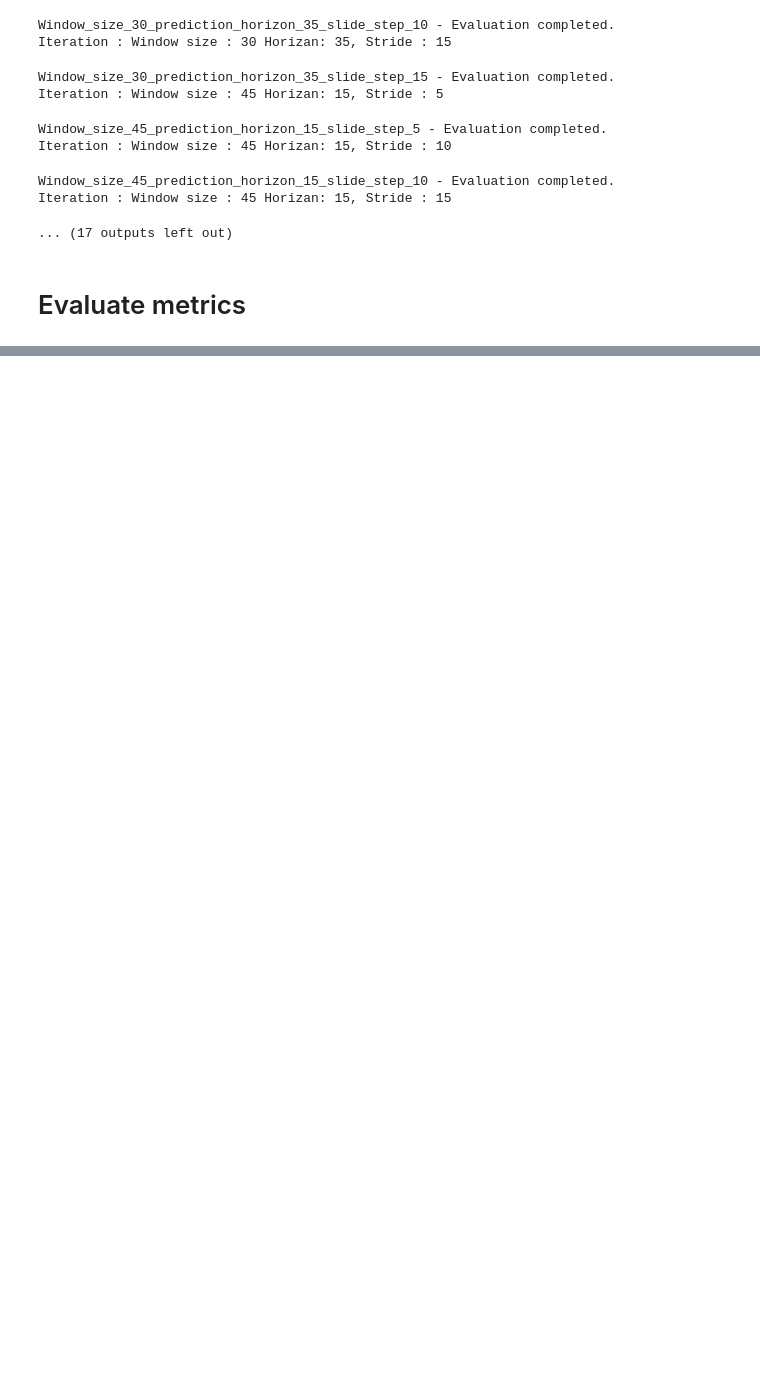
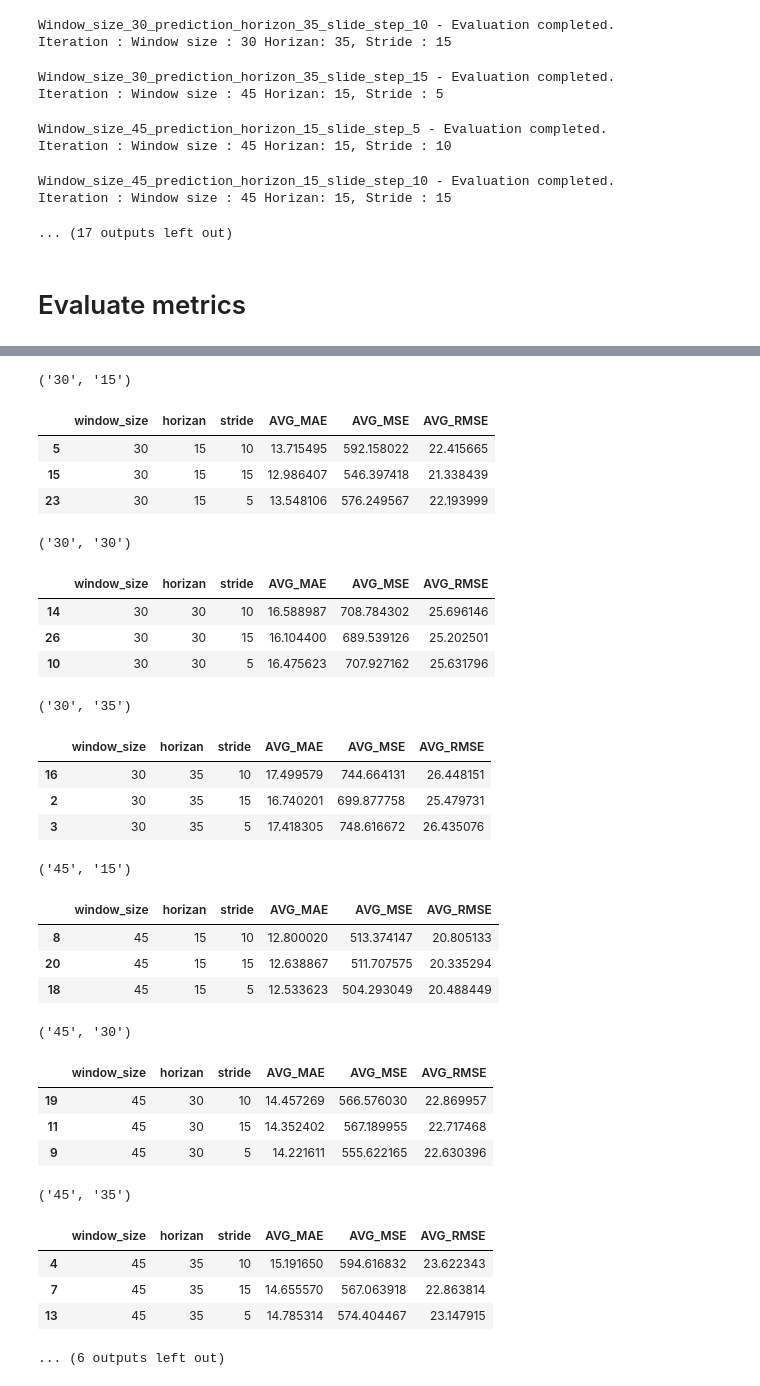
Before and after one commit to iffishells/financialforecasting, a Jupyter notebook: Notebooks/SARIMA.ipynb, the cells around one changed output, grey strips where cells are left out. Drawn from its saved outputs; the diff is of its cells as text; code cells hidden in the pictures; blank space fills up the shorter version.

```diff
--- a/Notebooks/SARIMA.ipynb
+++ b/Notebooks/SARIMA.ipynb
@@ -506,0 +508,36 @@ result_df
+# %%
+for name , group in result_df.groupby(['window_size','horizan']):
+    print(name)
+    display(group)
+# %% [output]
+('30', '15')
+|  | window_size | horizan | stride | AVG_MAE | AVG_MSE | AVG_RMSE |
+| 5 | 30 | 15 | 10 | 13.715495 | 592.158022 | 22.415665 |
+| 15 | 30 | 15 | 15 | 12.986407 | 546.397418 | 21.338439 |
+| 23 | 30 | 15 | 5 | 13.548106 | 576.249567 | 22.193999 |
+('30', '30')
+|  | window_size | horizan | stride | AVG_MAE | AVG_MSE | AVG_RMSE |
+| 14 | 30 | 30 | 10 | 16.588987 | 708.784302 | 25.696146 |
+| 26 | 30 | 30 | 15 | 16.104400 | 689.539126 | 25.202501 |
+| 10 | 30 | 30 | 5 | 16.475623 | 707.927162 | 25.631796 |
+('30', '35')
+|  | window_size | horizan | stride | AVG_MAE | AVG_MSE | AVG_RMSE |
+| 16 | 30 | 35 | 10 | 17.499579 | 744.664131 | 26.448151 |
+| 2 | 30 | 35 | 15 | 16.740201 | 699.877758 | 25.479731 |
+| 3 | 30 | 35 | 5 | 17.418305 | 748.616672 | 26.435076 |
+('45', '15')
+|  | window_size | horizan | stride | AVG_MAE | AVG_MSE | AVG_RMSE |
+| 8 | 45 | 15 | 10 | 12.800020 | 513.374147 | 20.805133 |
+| 20 | 45 | 15 | 15 | 12.638867 | 511.707575 | 20.335294 |
+| 18 | 45 | 15 | 5 | 12.533623 | 504.293049 | 20.488449 |
+('45', '30')
+|  | window_size | horizan | stride | AVG_MAE | AVG_MSE | AVG_RMSE |
+| 19 | 45 | 30 | 10 | 14.457269 | 566.576030 | 22.869957 |
+| 11 | 45 | 30 | 15 | 14.352402 | 567.189955 | 22.717468 |
+| 9 | 45 | 30 | 5 | 14.221611 | 555.622165 | 22.630396 |
+('45', '35')
+|  | window_size | horizan | stride | AVG_MAE | AVG_MSE | AVG_RMSE |
+| 4 | 45 | 35 | 10 | 15.191650 | 594.616832 | 23.622343 |
+| 7 | 45 | 35 | 15 | 14.655570 | 567.063918 | 22.863814 |
+| 13 | 45 | 35 | 5 | 14.785314 | 574.404467 | 23.147915 |
+... (6 outputs left out)
```
Also changed, not shown: parts of 1 cell of this notebook, 7 other files.
